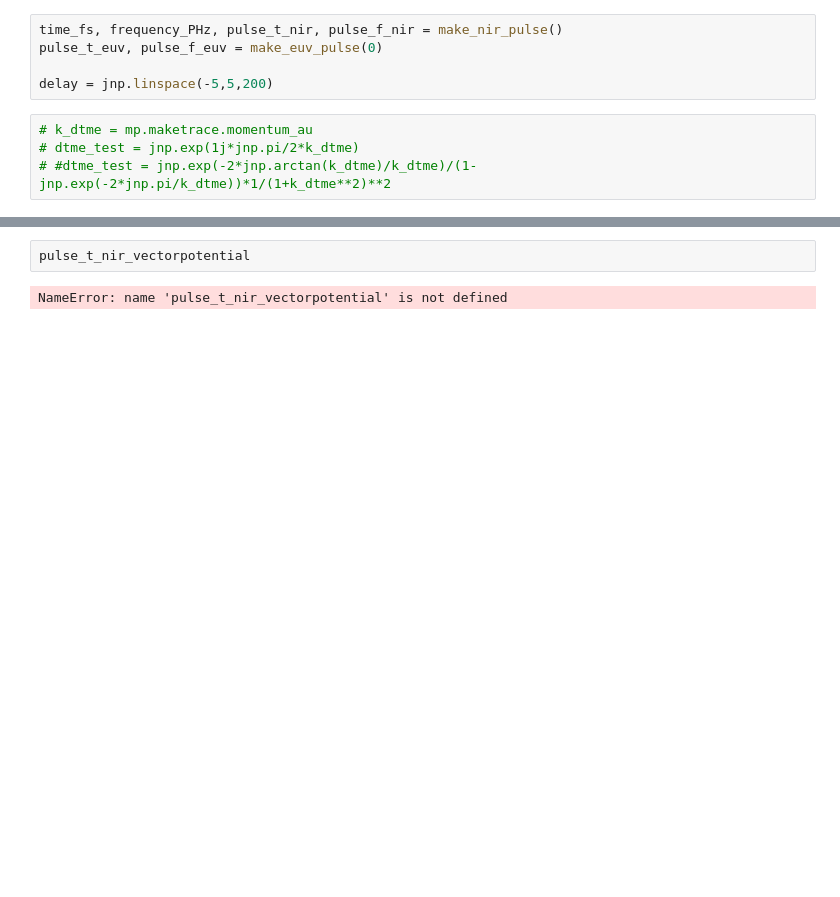
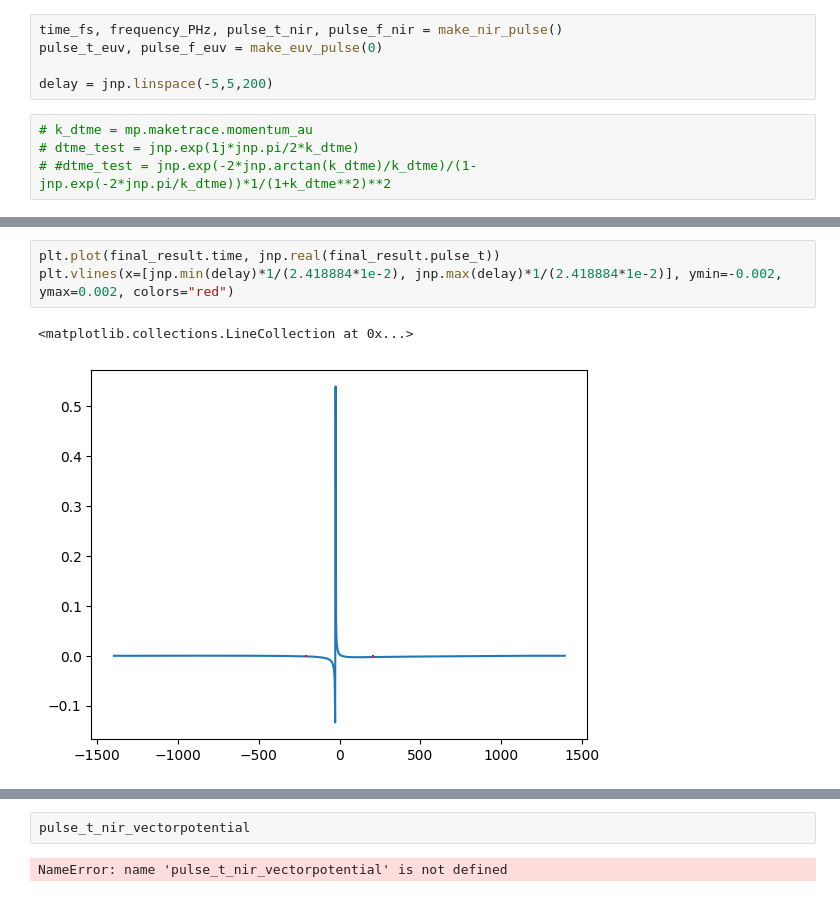
Before and after one commit to matillda123/Pulse-Retrieval-with-JAX, a Jupyter notebook: _usage_example.ipynb, the cells around one changed output, grey strips where cells are left out. Drawn from its saved outputs; the diff is of its cells as text; blank space fills up the shorter version.

```diff
--- a/_usage_example.ipynb
+++ b/_usage_example.ipynb
@@ -58 +64,7 @@ UnboundLocalError: cannot access local variable 'dtme_position' where it is not
+# %%
+plt.plot(final_result.time, jnp.real(final_result.pulse_t))
+plt.vlines(x=[jnp.min(delay)*1/(2.418884*1e-2), jnp.max(delay)*1/(2.418884*1e-2)], ymin=-0.002, ymax=0.002, colors="red")
+# %% [output]
+<matplotlib.collections.LineCollection at 0x...>
+[figure, added]
 # %%
```
Also changed, not shown: parts of 7 cells of this notebook, 7 other files.
